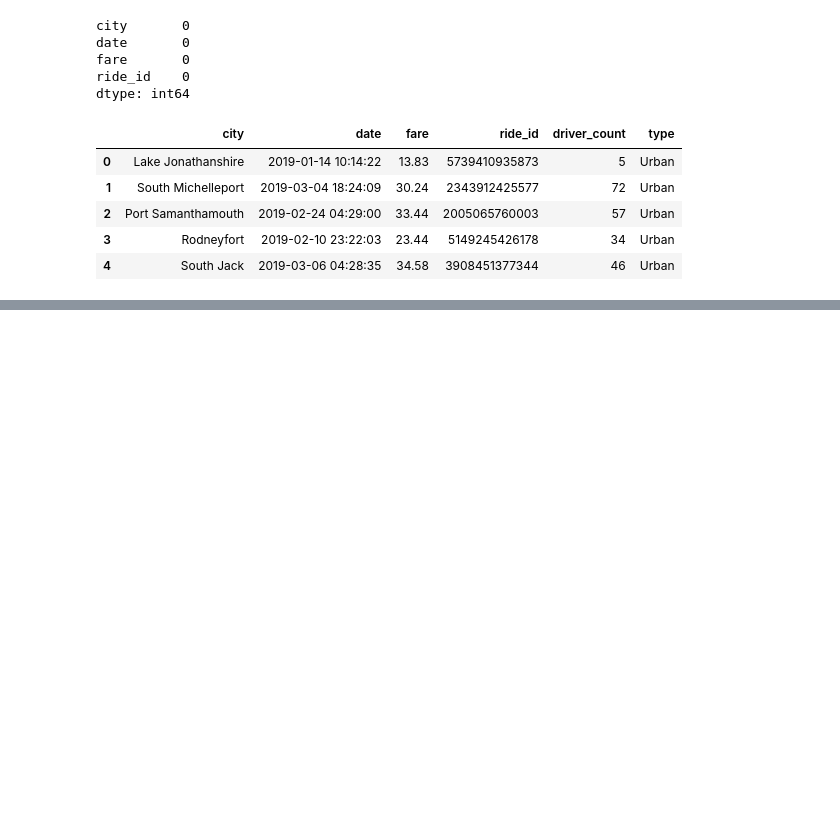
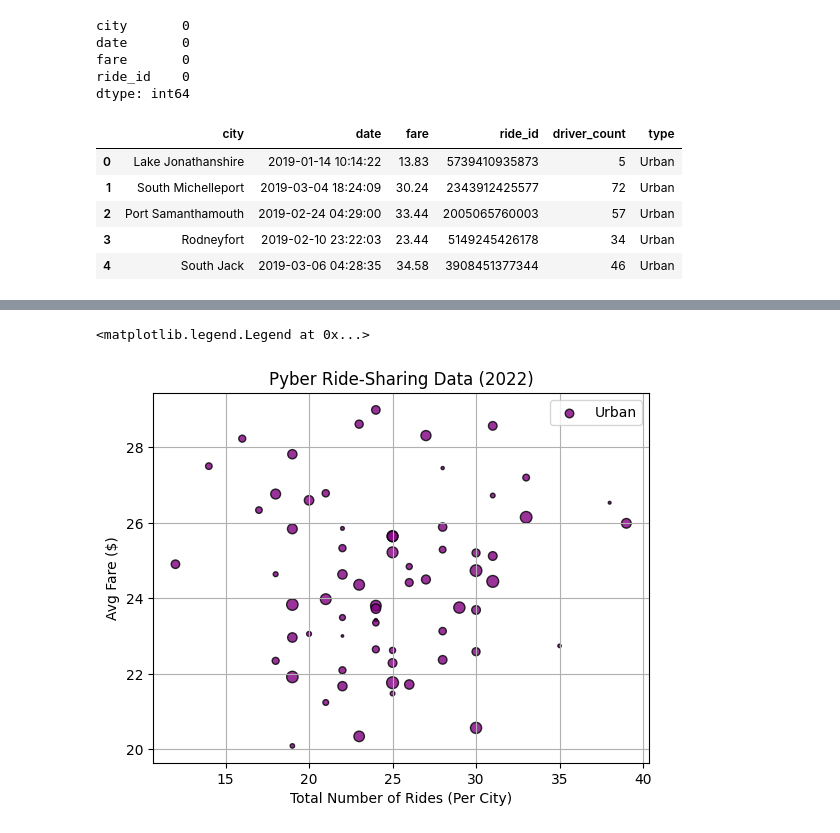
Before and after one commit to Cybercelt386/-PyBer_Analysis, a Jupyter notebook: pandas_in_matplotlib.ipynb, the cells around one changed output, grey strips where cells are left out. Drawn from its saved outputs; the diff is of its cells as text; code cells hidden in the pictures; blank space fills up the shorter version.

```diff
--- a/pandas_in_matplotlib.ipynb
+++ b/pandas_in_matplotlib.ipynb
@@ -38,0 +67,3 @@ pyber_data_df.head()
+# %%
+urban_cities_df = pyber_data_df[pyber_data_df["type"] == "Urban"]
+urban_cities_df.head()
@@ -38,0 +97,3 @@ pyber_data_df.head()
+# %%
+urban_ride_count = urban_cities_df.groupby(["city"]).count()["ride_id"]
+#urban_ride_count.head()
@@ -38,0 +106,3 @@ pyber_data_df.head()
+# %%
+urban_fare_avg = urban_cities_df.groupby(["city"]).mean()["fare"]
+#urban_fare_avg.head()
@@ -38,0 +115,3 @@ pyber_data_df.head()
+# %%
+urban_driver_count = urban_cities_df.groupby(["city"]).mean()["driver_count"]
+#urban_driver_count.head()
@@ -38,0 +124,10 @@ pyber_data_df.head()
+# %%
+plt.scatter(urban_ride_count, urban_fare_avg, s=urban_driver_count, color="purple", edgecolor="black", linewidths=1, label="Urban", alpha=0.8)
+plt.title("Pyber Ride-Sharing Data (2022)")
+plt.ylabel("Avg Fare ($)")
+plt.xlabel("Total Number of Rides (Per City)")
+plt.grid(True)
+plt.legend()
+# %% [output]
+<matplotlib.legend.Legend at 0x...>
+[figure, added]
```
Also changed, not shown: parts of 38 cells of this notebook, 2 other files.
